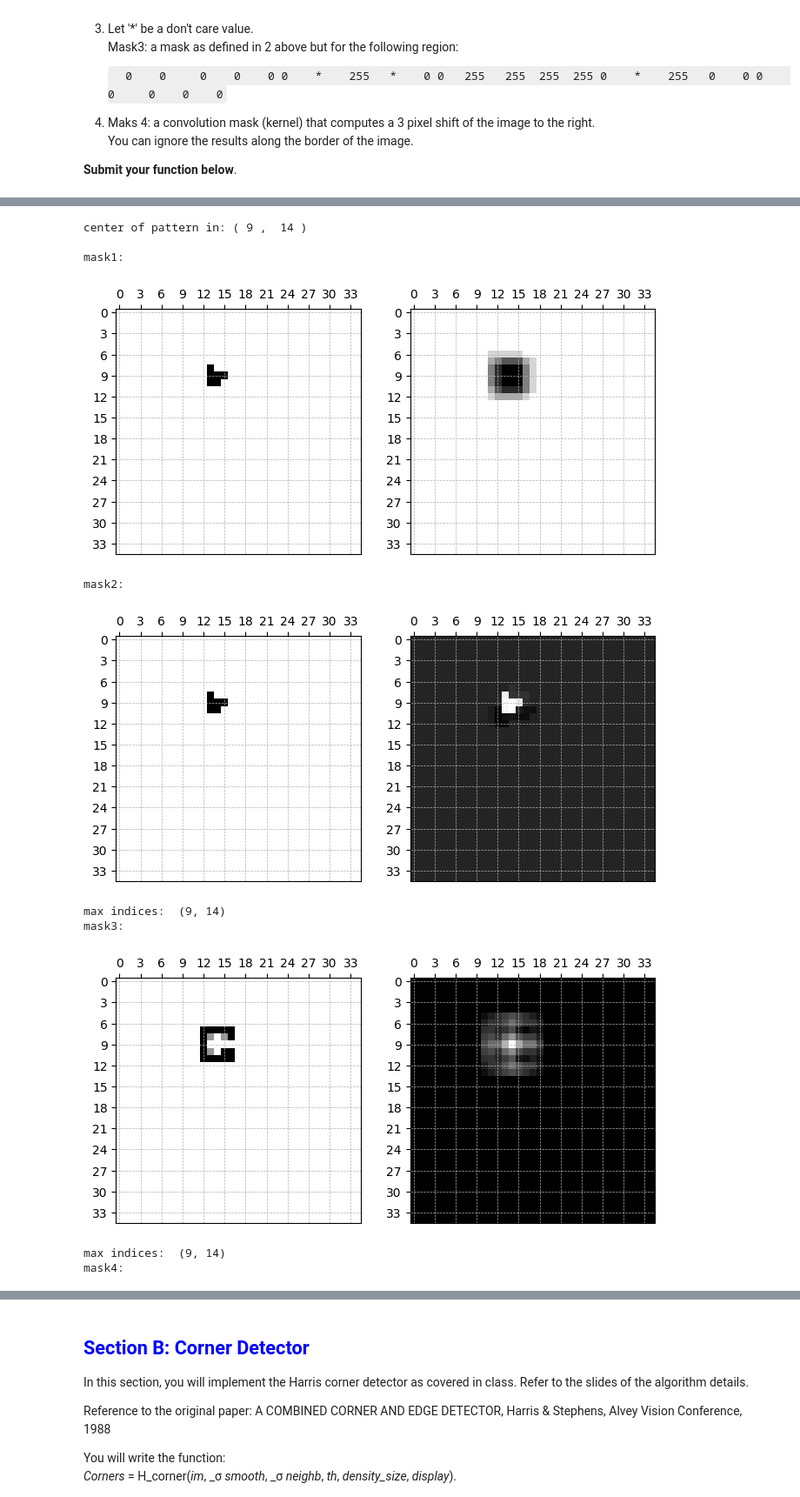
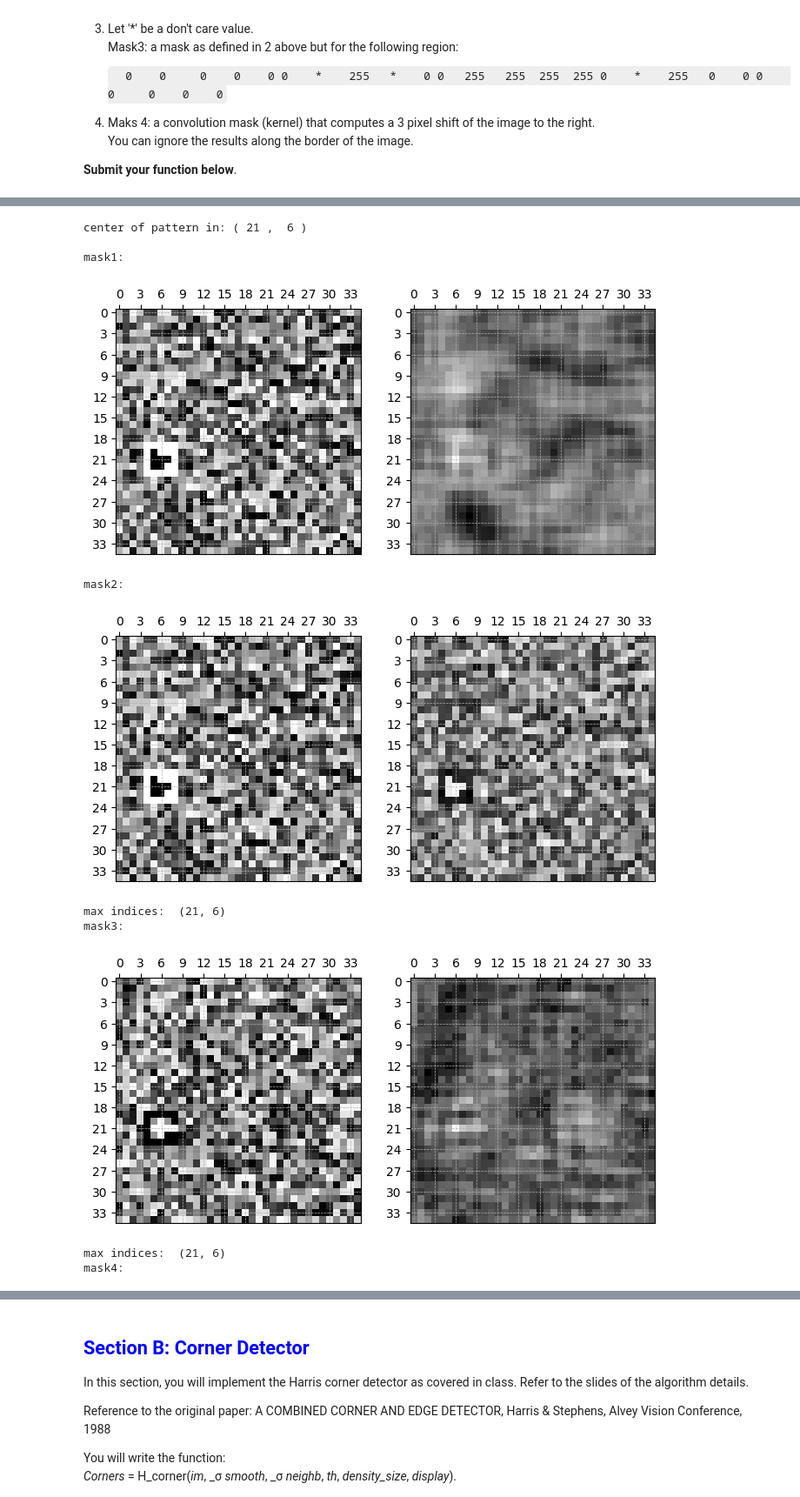
Before and after one commit to haeshed/classic-computer-vision, a Jupyter notebook: Ex1-updated/EX1-updated-1.ipynb, the cells around one changed output, grey strips where cells are left out. Shown at 87% size. Cells and saved outputs as stored; diff of their text form; code cells hidden in the pictures.

```diff
--- a/Ex1-updated/EX1-updated-1.ipynb
+++ b/Ex1-updated/EX1-updated-1.ipynb
@@ -212,32 +340,32 @@ mask4 = [[0, 0, 0, 0, 0, 0, 1]]
 # %%
 # set image dimentions
 dimx, dimy = 35, 35
 i, j = random.randint(3, dimx-6), random.randint(3,
                                                  dimy-6)  # i for y axis, j for x axis
 print("center of pattern in: (", i+2,", ", j+2, ")\n")
 
 # uncommment to init toy image:
-img_2, img_3 = np.full((dimx, dimy), 255), np.full((dimx, dimy), 255)
+# img_2, img_3 = np.full((dimx, dimy), 255), np.full((dimx, dimy), 255)
 # uncommment to init random image:
-# img_2, img_3 = np.random.randint(0, 256, size=(dimx, dimy), dtype=np.uint8),np.random.randint(0, 256, size=(dimx, dimy), dtype=np.uint8)
+img_2, img_3 = np.random.randint(0, 256, size=(dimx, dimy), dtype=np.uint8),np.random.randint(0, 256, size=(dimx, dimy), dtype=np.uint8)
 
 
 img_1 = "heart1.jpg"
 img_2[i:i+len(M_2_base[0]), j:j+len(M_2_base[1])] = M_2_base
 img_3[i:i+len(M_3_base[0]), j:j+len(M_3_base[1])] = M_3_base
 # uncommment to test with heart image:
 # test_A(img_1)
 # uncommment to test with created images:
 test_B(img_2, img_3)
 # %% [output]
-center of pattern in: ( 9 ,  14 )
+center of pattern in: ( 21 ,  6 )
 
 mask1:
-[figure, old version]
+[figure, new version]
 mask2:
-[figure, old version]
+[figure, new version]
-max indices:  (9, 14)
+max indices:  (21, 6)
 mask3:
-[figure, old version]
+[figure, new version]
-max indices:  (9, 14)
+max indices:  (21, 6)
 mask4:
```
Also changed, not shown: parts of 5 cells of this notebook.
